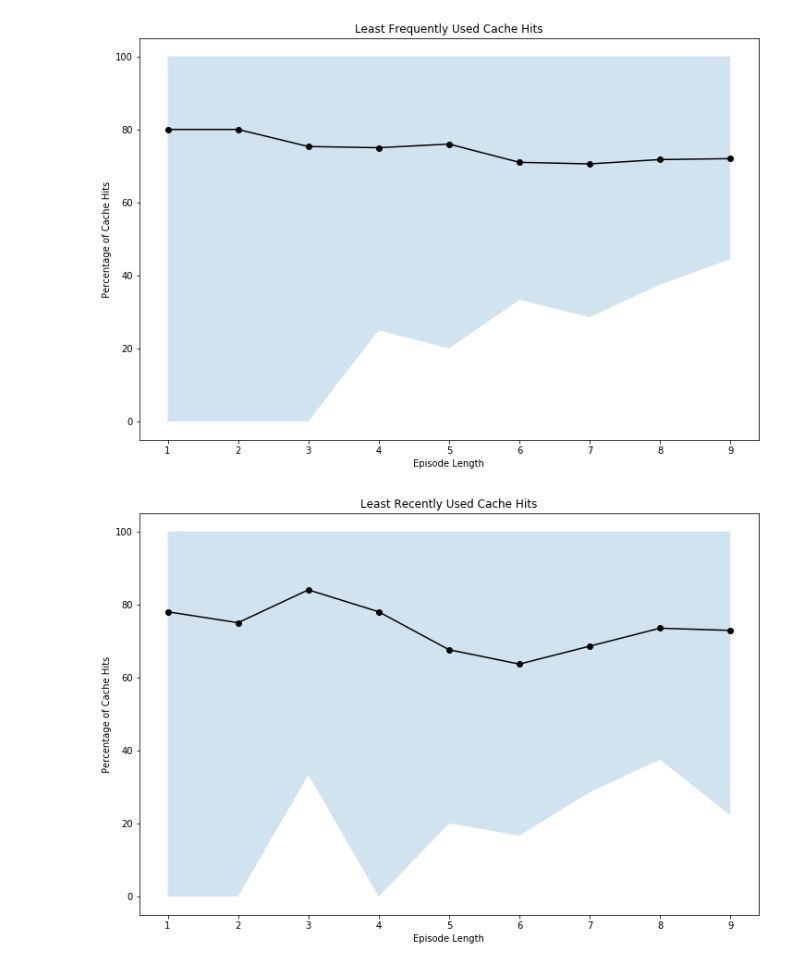
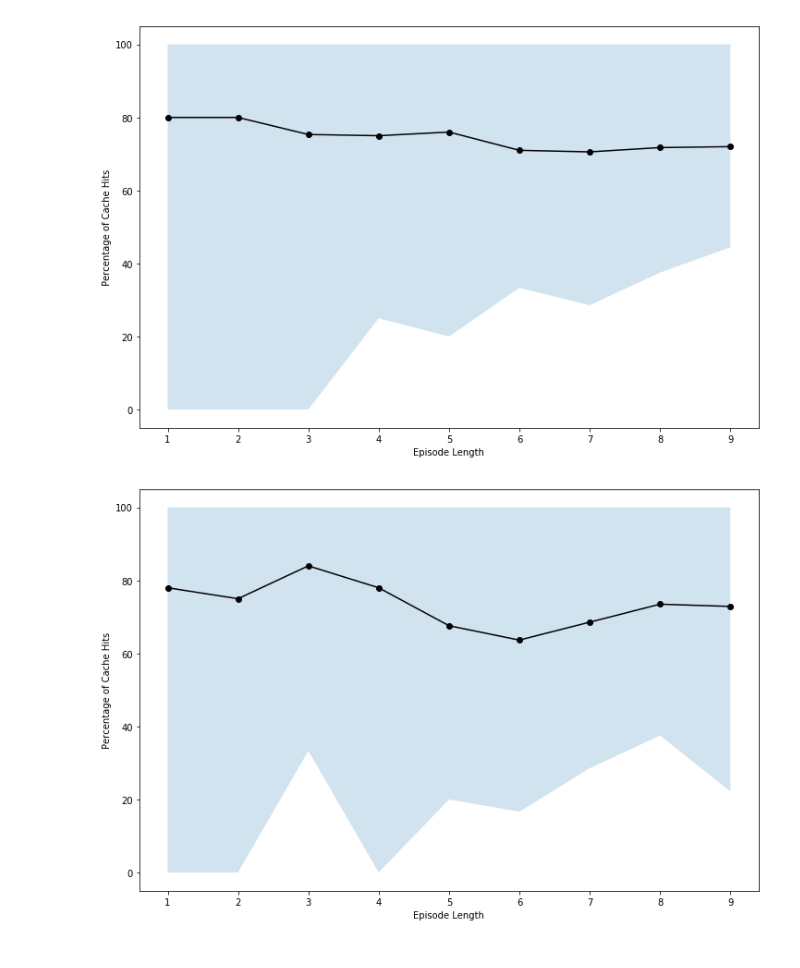
Before and after one commit to sumanyumuku98/RL-CAR, a Jupyter notebook: notebooks/Plot #2.ipynb, the cells around one changed output. Drawn from its saved outputs; the diff is of its cells as text; code cells hidden in the pictures.

```diff
--- a/notebooks/Plot #2.ipynb
+++ b/notebooks/Plot #2.ipynb
@@ -37,27 +37,27 @@ with open(rlcar, 'rb') as handle:
 # %%
 plt.figure(figsize=(12, 8))
 
 lfu_means = []
 lfu_lows = []
 lfu_highs = []
 
 for key in lfu:
     lfu_means.append(np.mean(lfu[key]))
     lfu_lows.append(np.min(lfu[key]))
     lfu_highs.append(np.max(lfu[key]))
 lfu_highs = np.array(lfu_highs)
 lfu_lows = np.array(lfu_lows)
 lfu_means = np.array(lfu_means)
 
 plt.plot(lfu.keys(), lfu_means, 'k-')
 plt.plot(lfu.keys(), lfu_means, 'ko')
 plt.fill_between(lfu.keys(), lfu_lows, lfu_highs, alpha=0.2)
-plt.title(f"Least Frequently Used Cache Hits")
+# plt.title(f"Least Frequently Used Cache Hits")
 plt.xlabel("Episode Length")
 plt.ylabel("Percentage of Cache Hits")
 plt.show()
 # %% [output]
-[figure, old version]
+[figure, new version]
 # %%
 plt.figure(figsize=(12, 8))
 
@@ -75,12 +75,12 @@ lru_means = np.array(lru_means)
 plt.plot(lru.keys(), lru_means, 'k-')
 plt.plot(lru.keys(), lru_means, 'ko')
 plt.fill_between(lru.keys(), lru_lows, lru_highs, alpha=0.2)
-plt.title(f"Least Recently Used Cache Hits")
+# plt.title(f"Least Recently Used Cache Hits")
 plt.xlabel("Episode Length")
 plt.ylabel("Percentage of Cache Hits")
 plt.show()
 # %% [output]
-[figure, old version]
+[figure, new version]
 # %%
 plt.figure(figsize=(12, 8))
 
```
Also changed, not shown: parts of 2 cells of this notebook, 10 other files.
